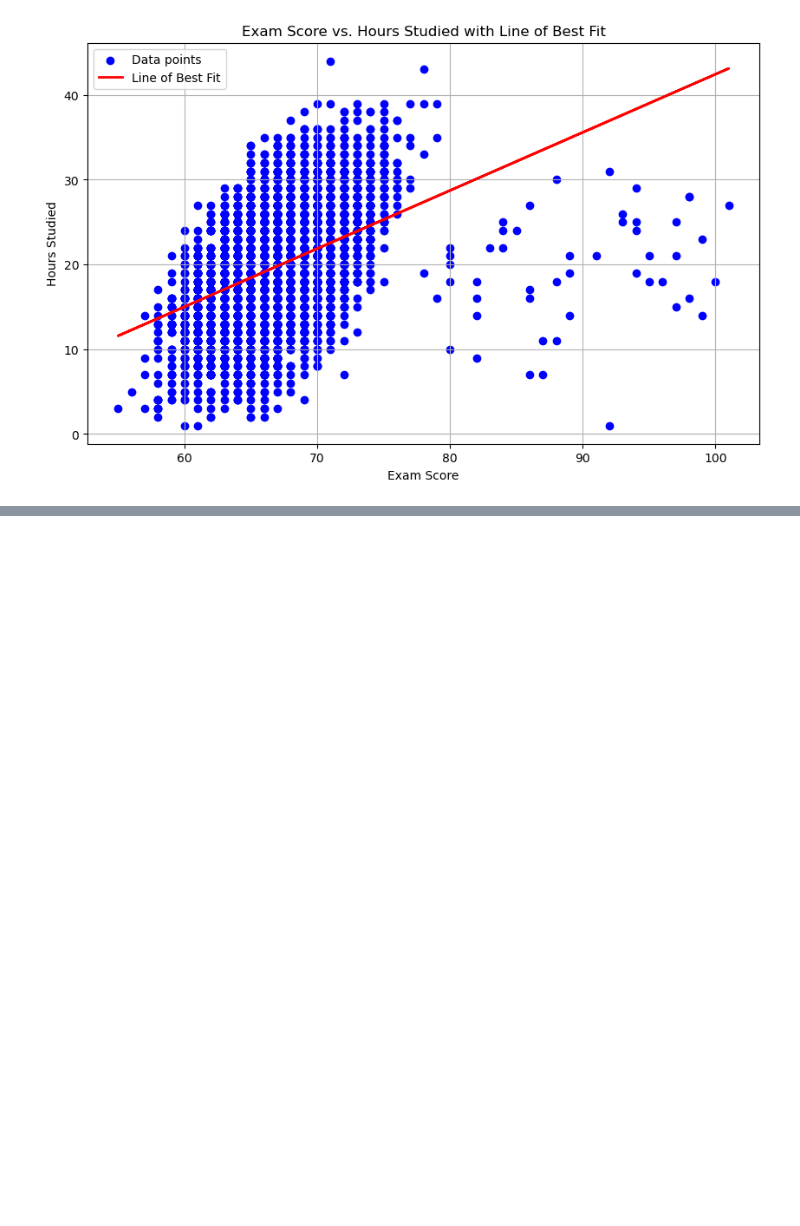
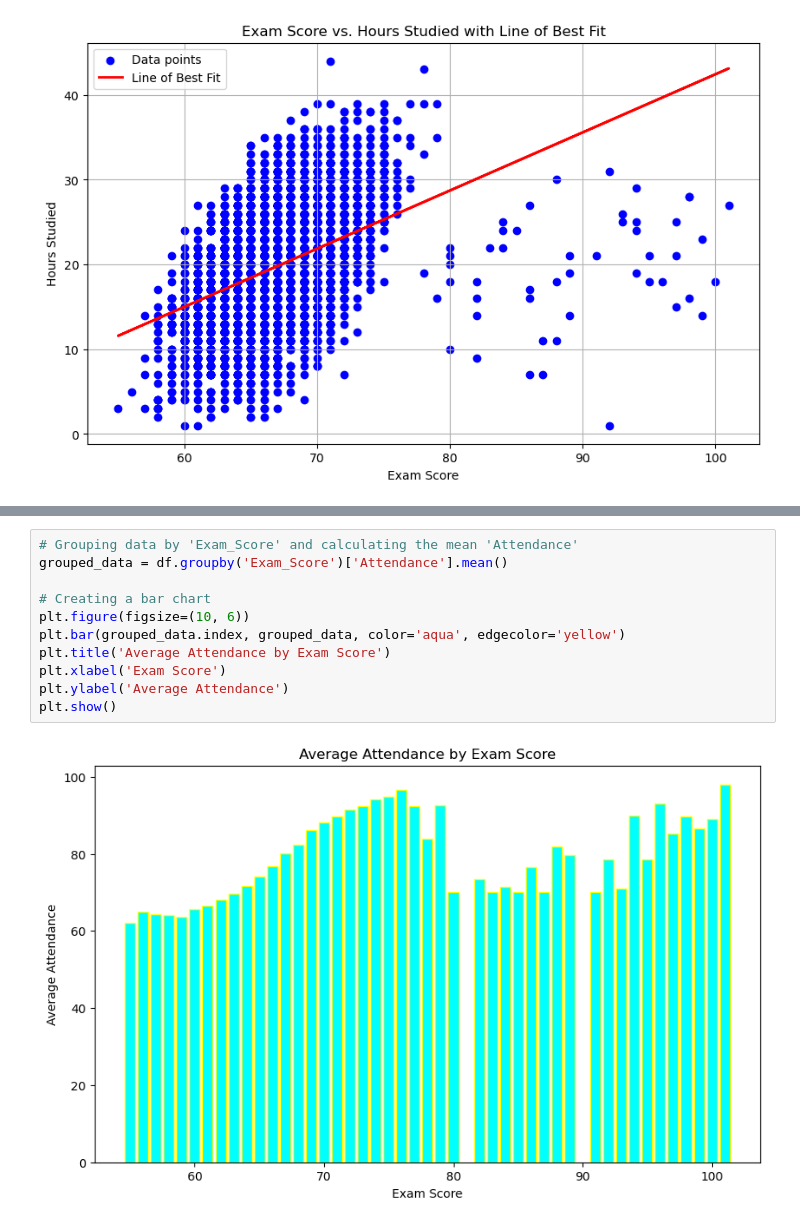
Before and after one commit to ThomasShikalepo/Data-Analysis, a Jupyter notebook: StudentPeromanceFactors.ipynb, the cells around one changed output, grey strips where cells are left out. Drawn from its saved outputs; the diff is of its cells as text; blank space fills up the shorter version.

```diff
--- a/StudentPeromanceFactors.ipynb
+++ b/StudentPeromanceFactors.ipynb
@@ -196,0 +195,13 @@ plt.show()
+# %%
+# Grouping data by 'Exam_Score' and calculating the mean 'Attendance'
+grouped_data = df.groupby('Exam_Score')['Attendance'].mean()
+
+# Creating a bar chart
+plt.figure(figsize=(10, 6))
+plt.bar(grouped_data.index, grouped_data, color='aqua', edgecolor='yellow')
+plt.title('Average Attendance by Exam Score')
+plt.xlabel('Exam Score')
+plt.ylabel('Average Attendance')
+plt.show()
+# %% [output]
+[figure, added]
```
Also changed, not shown: parts of 7 cells of this notebook.
